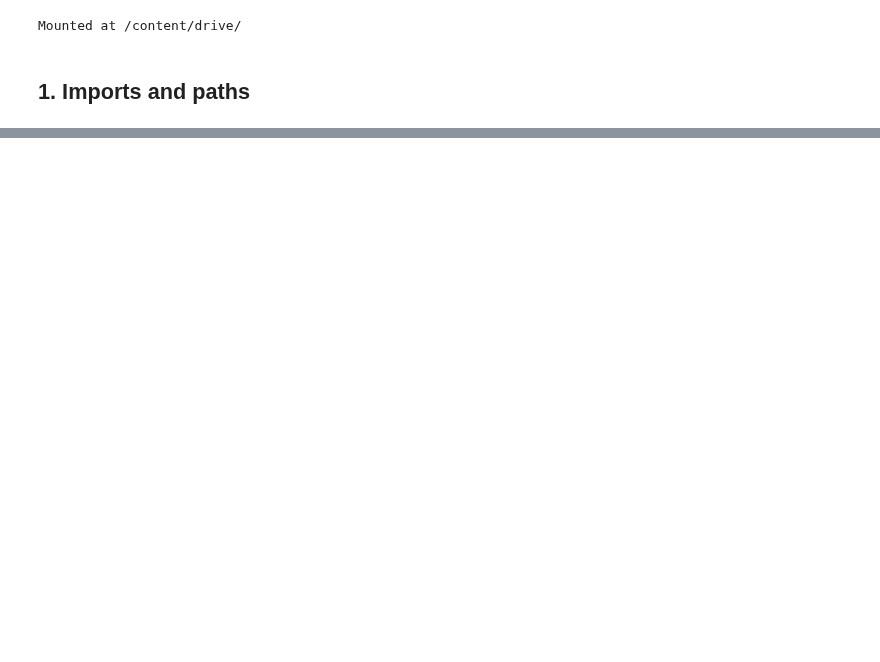
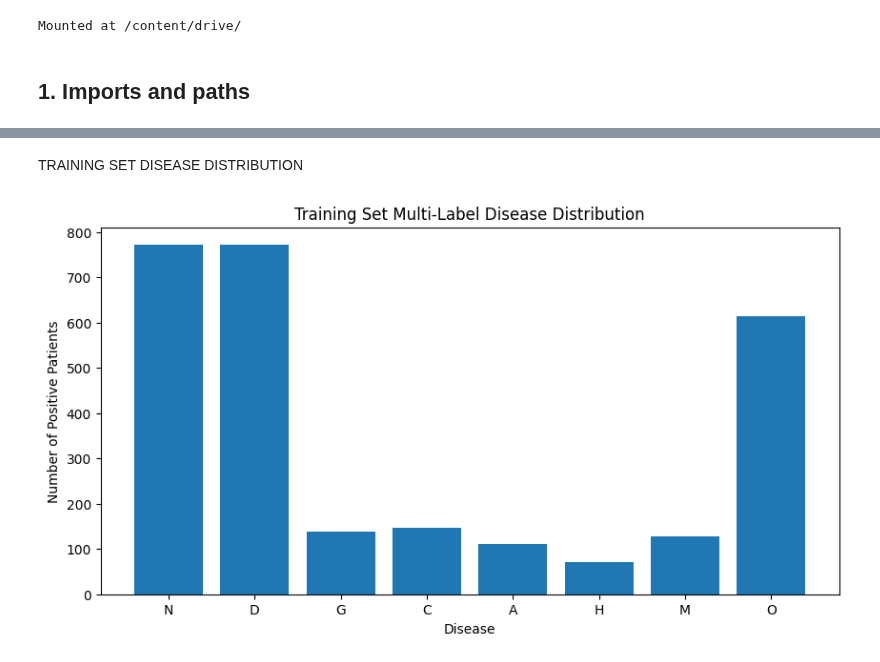
Before and after one commit to aqsamajjeed/QCDP-BiFormer, a Jupyter notebook: Data Balancing.ipynb, the cells around one changed output, grey strips where cells are left out. Saved outputs shown, nothing was run; the diff lists cells and outputs as text; code cells hidden in the pictures; blank space fills up the shorter version.

```diff
--- a/Data Balancing.ipynb
+++ b/Data Balancing.ipynb
@@ -349,0 +196,18 @@ Batch labels shape: torch.Size([32])
+# %%
+train_positive_counts = train_df[label_cols].sum()
+
+train_negative_counts = len(train_df) - train_positive_counts
+
+train_prevalence = train_positive_counts / len(train_df)
+
+distribution_df = pd.DataFrame({
+    'Positive': train_positive_counts,
+    'Negative': train_negative_counts,
+    'Prevalence': train_prevalence
+})
+
+distribution_df['Prevalence (%)'] = (
+    distribution_df['Prevalence'] * 100
+)
+
+display(distribution_df)
@@ -349,0 +269,19 @@ Batch labels shape: torch.Size([32])
+# %% [markdown]
+ TRAINING SET DISEASE DISTRIBUTION
+# %%
+import matplotlib.pyplot as plt
+
+plt.figure(figsize=(10, 5))
+
+plt.bar(
+    train_positive_counts.index,
+    train_positive_counts.values
+)
+
+plt.xlabel("Disease")
+plt.ylabel("Number of Positive Patients")
+plt.title("Training Set Multi-Label Disease Distribution")
+
+plt.show()
+# %% [output]
+[figure, added]
```
Also changed, not shown: parts of 61 cells of this notebook.
